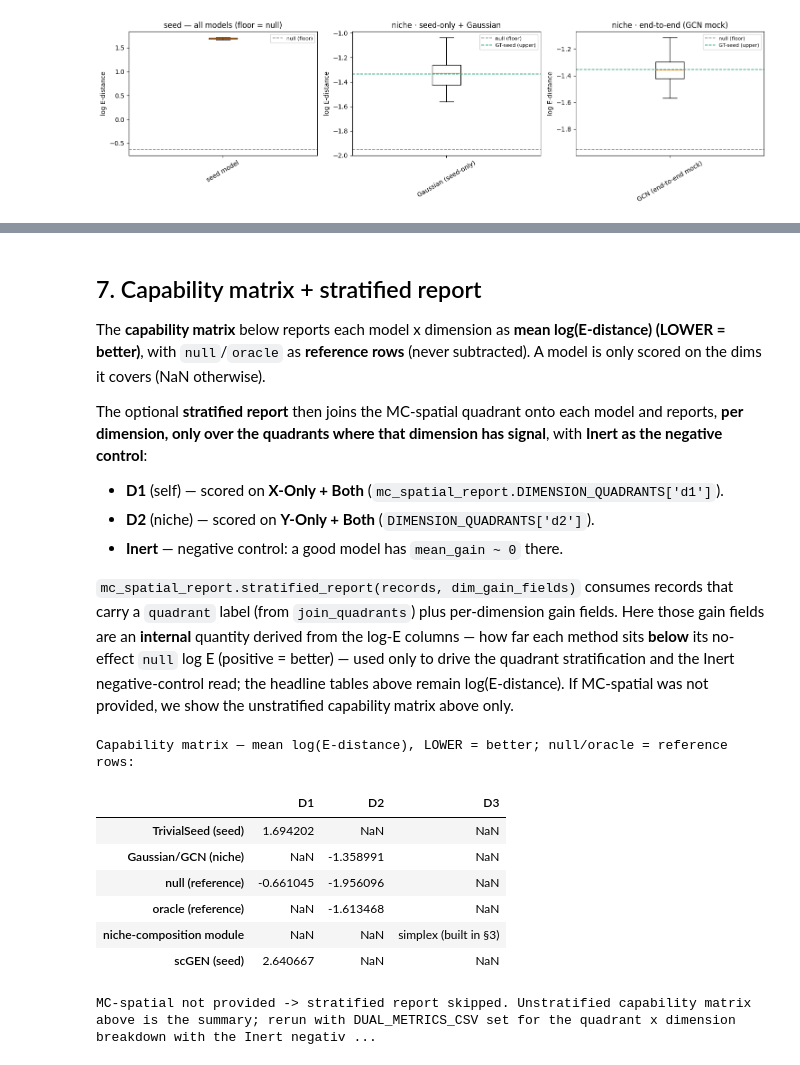
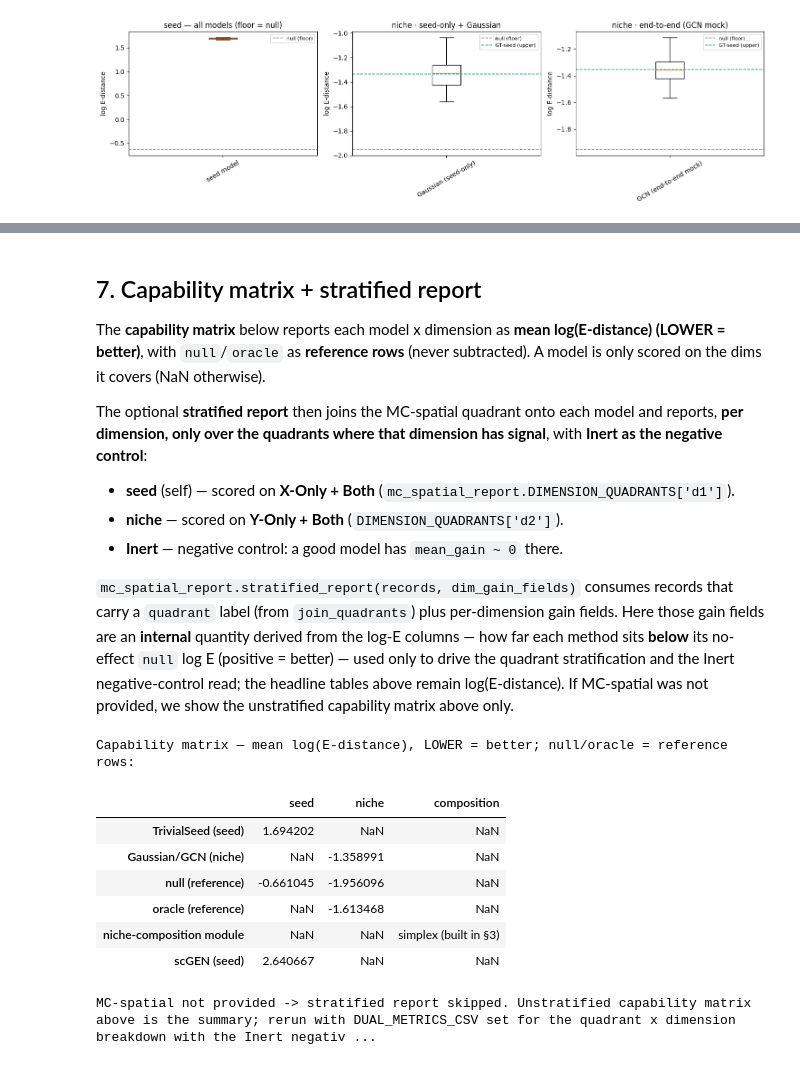
Before and after one commit to cz3900/sp-perturb-benchmark, a Jupyter notebook: notebooks/run_benchmark.executed.ipynb, the cells around one changed output, grey strips where cells are left out. Saved outputs shown, nothing was run; the diff lists cells and outputs as text; code cells hidden in the pictures.

```diff
--- a/notebooks/run_benchmark.executed.ipynb
+++ b/notebooks/run_benchmark.executed.ipynb
@@ -238,7 +238,7 @@ if SCGEN_DUMP_DIR:
         if f.exists():
             scgen_paths[p] = str(f)
 
-scgen_d1 = {}        # perturbation -> {'pcc_delta','mse','n'} for scGEN's D1
+scgen_seed = {}        # perturbation -> {'pcc_delta','mse','n'} for scGEN's seed
 if scgen_paths:
     print(f'scGEN dumps found for {len(scgen_paths)}/{len(EVAL)} perturbations.')
     # scGEN's seed_pred lives in the log-norm space -> score there via eval_X=lognorm_X.
@@ -251,18 +251,18 @@ if scgen_paths:
         seed_model = ScgenSeedModel({p: path})         # offline loader; predict_seed is 2-arg
         grid = fill_2x2(data, p, edges, seed_model, base_prop, learned_prop, k_ref=K_REF,
                         X_ref=X_ref_agg, return_niches=True, residuals=resid,
-                        eval_X=lognorm_X)              # log-norm scoring space for D1
+                        eval_X=lognorm_X)              # log-norm scoring space for seed
         niches = grid['_niches']                        # eval_X already consumed into the matrix
-        scgen_d1[p] = evaluate_seed(niches, eval_X=niches.get('eval_X'))   # carried eval_X is None here
-    # scGEN D1 as log(E-distance) (lower = better); pcc kept supplementary.
+        scgen_seed[p] = evaluate_seed(niches, eval_X=niches.get('eval_X'))   # carried eval_X is None here
+    # scGEN seed as log(E-distance) (lower = better); pcc kept supplementary.
     sc_df = pd.DataFrame([dict(perturbation=p, quadrant=QUADRANT_OF.get(p, mcj.UNKNOWN),
-                               scgen_d1_logE=_seed_logE(v.get('e_samples', {}).get('model', [])),
-                               scgen_d1_pcc=v['pcc_delta'])
-                          for p, v in scgen_d1.items()])
+                               scgen_seed_logE=_seed_logE(v.get('e_samples', {}).get('model', [])),
+                               scgen_seed_pcc=v['pcc_delta'])
+                          for p, v in scgen_seed.items()])
     base_df = base_df.merge(sc_df.drop(columns='quadrant'), on='perturbation', how='left')
-    display(sc_df.sort_values('scgen_d1_logE', ascending=True).reset_index(drop=True))
+    display(sc_df.sort_values('scgen_seed_logE', ascending=True).reset_index(drop=True))
 else:
     print('NOTE: no scGEN {P}_seed.h5ad dumps found (SCGEN_DUMP_DIR unset/empty).')
-    print('      -> running BASELINE-ONLY; scGEN D1 columns are omitted.')
+    print('      -> running BASELINE-ONLY; scGEN seed columns are omitted.')
 # %% [output]
 scGEN dumps found for 4/4 perturbations.
@@ -287,32 +287,32 @@ base_df
 The **capability matrix** below reports each model x dimension as **mean log(E-distance) (LOWER = better)**, with `null`/`oracle` as **reference rows** (never subtracted). A model is only scored on the dims it covers (NaN otherwise).
 
 The optional **stratified report** then joins the MC-spatial quadrant onto each model and reports, **per dimension, only over the quadrants where that dimension has signal**, with **Inert as the negative control**:
-- **D1** (self) — scored on **X-Only + Both** (`mc_spatial_report.DIMENSION_QUADRANTS['d1']`).
-- **D2** (niche) — scored on **Y-Only + Both** (`DIMENSION_QUADRANTS['d2']`).
+- **seed** (self) — scored on **X-Only + Both** (`mc_spatial_report.DIMENSION_QUADRANTS['d1']`).
+- **niche** — scored on **Y-Only + Both** (`DIMENSION_QUADRANTS['d2']`).
 - **Inert** — negative control: a good model has `mean_gain ~ 0` there.
 
 `mc_spatial_report.stratified_report(records, dim_gain_fields)` consumes records that carry a `quadrant` label (from `join_quadrants`) plus per-dimension gain fields. Here those gain fields are an **internal** quantity derived from the log-E columns — how far each method sits **below** its no-effect `null` log E (positive = better) — used only to drive the quadrant stratification and the Inert negative-control read; the headline tables above remain log(E-distance). If MC-spatial was not provided, we show the unstratified capability matrix above only.
 # %%
 def _capability_matrix(df):
     """Mean log(E-distance) per model x dimension (LOWER = better); null/oracle are
     reference rows, not models. NaN = dimension not covered by that model."""
-    cm = {'TrivialSeed (seed)': {'D1': float(np.nanmean(df['d1_logE'])), 'D2': np.nan, 'D3': np.nan},
-          'Gaussian/GCN (niche)': {'D1': np.nan,
-                                   'D2': float(np.nanmean(df['d2_logE'])), 'D3': np.nan},
-          'null (reference)': {'D1': float(np.nanmean(df['d1_null_logE'])),
-                               'D2': float(np.nanmean(df['d2_null_logE'])), 'D3': np.nan},
-          'oracle (reference)': {'D1': np.nan,
-                                 'D2': float(np.nanmean(df['d2_oracle_logE'])), 'D3': np.nan},
-          'niche-composition module': {'D1': np.nan, 'D2': np.nan, 'D3': 'simplex (built in §3)'}}
-    if 'scgen_d1_logE' in df.columns:
-        cm['scGEN (seed)'] = {'D1': float(np.nanmean(df['scgen_d1_logE'])), 'D2': np.nan, 'D3': np.nan}
+    cm = {'TrivialSeed (seed)': {'seed': float(np.nanmean(df['seed_logE'])), 'niche': np.nan, 'composition': np.nan},
+          'Gaussian/GCN (niche)': {'seed': np.nan,
+                                   'niche': float(np.nanmean(df['niche_logE'])), 'composition': np.nan},
+          'null (reference)': {'seed': float(np.nanmean(df['seed_null_logE'])),
+                               'niche': float(np.nanmean(df['niche_null_logE'])), 'composition': np.nan},
+          'oracle (reference)': {'seed': np.nan,
+                                 'niche': float(np.nanmean(df['niche_oracle_logE'])), 'composition': np.nan},
+          'niche-composition module': {'seed': np.nan, 'niche': np.nan, 'composition': 'simplex (built in §3)'}}
+    if 'scgen_seed_logE' in df.columns:
+        cm['scGEN (seed)'] = {'seed': float(np.nanmean(df['scgen_seed_logE'])), 'niche': np.nan, 'composition': np.nan}
     return pd.DataFrame(cm).T
 
 print('Capability matrix — mean log(E-distance), LOWER = better; null/oracle = reference rows:')
 display(_capability_matrix(base_df))
 # %% [output]
 Capability matrix — mean log(E-distance), LOWER = better; null/oracle = reference rows:
-|  | D1 | D2 | D3 |
+|  | seed | niche | composition |
 | TrivialSeed (seed) | 1.694202 | NaN | NaN |
 | Gaussian/GCN (niche) | NaN | -1.358991 | NaN |
 | null (reference) | -0.661045 | -1.956096 | NaN |
```
Also changed, not shown: parts of 19 cells of this notebook, 1 other file.
